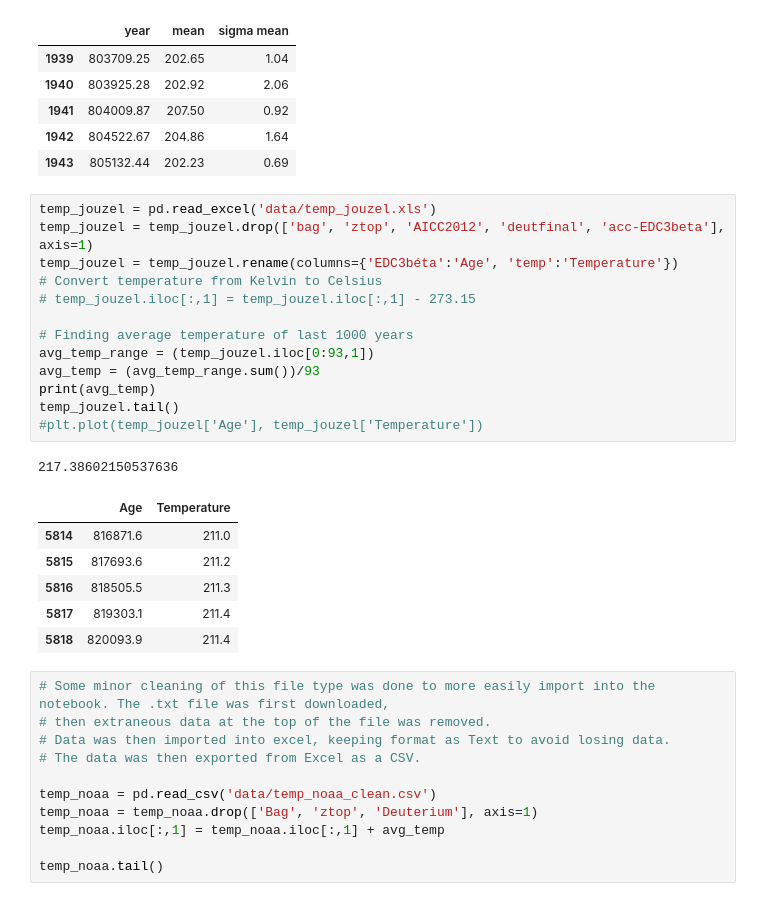
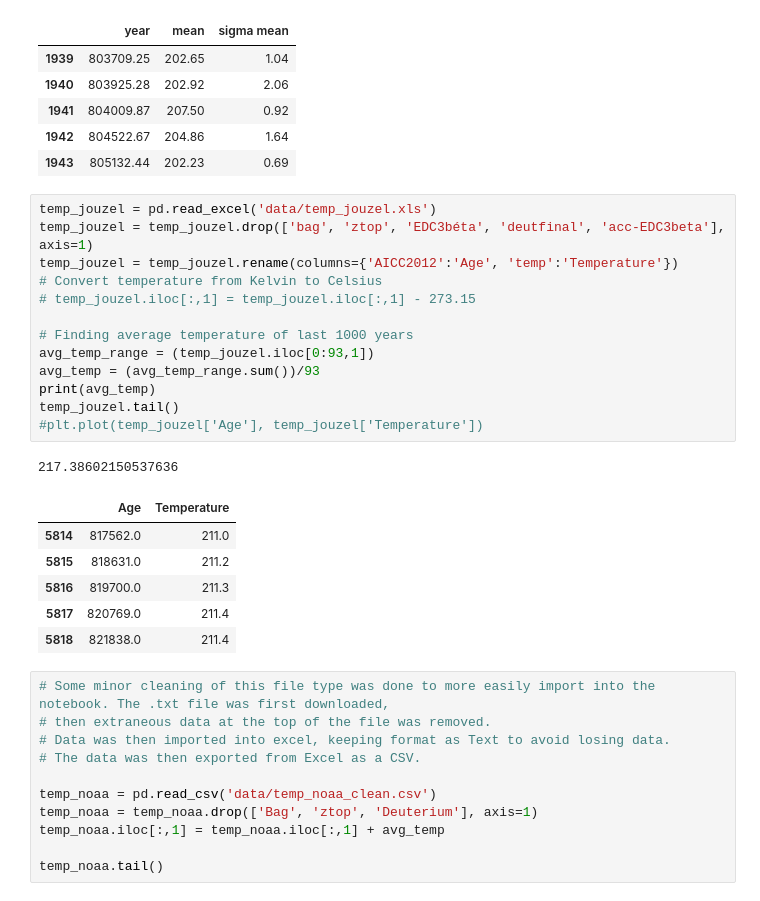
Before and after one commit to tomdbrophy/prog_data_analysis_assessment_2, a Jupyter notebook: project2.ipynb, the cells around one changed output. Saved outputs shown, nothing was run; the diff lists cells and outputs as text.

```diff
--- a/project2.ipynb
+++ b/project2.ipynb
@@ -70,25 +70,25 @@ co2.tail()
 | 1943 | 805132.44 | 202.23 | 0.69 |
 # %%
 temp_jouzel = pd.read_excel('data/temp_jouzel.xls')
-temp_jouzel = temp_jouzel.drop(['bag', 'ztop', 'AICC2012', 'deutfinal', 'acc-EDC3beta'], axis=1)
-temp_jouzel = temp_jouzel.rename(columns={'EDC3béta':'Age', 'temp':'Temperature'})
+temp_jouzel = temp_jouzel.drop(['bag', 'ztop', 'EDC3béta', 'deutfinal', 'acc-EDC3beta'], axis=1)
+temp_jouzel = temp_jouzel.rename(columns={'AICC2012':'Age', 'temp':'Temperature'})
 # Convert temperature from Kelvin to Celsius
 # temp_jouzel.iloc[:,1] = temp_jouzel.iloc[:,1] - 273.15
 
 # Finding average temperature of last 1000 years
 avg_temp_range = (temp_jouzel.iloc[0:93,1])
 avg_temp = (avg_temp_range.sum())/93
 print(avg_temp)
 temp_jouzel.tail()
 #plt.plot(temp_jouzel['Age'], temp_jouzel['Temperature'])
 # %% [output]
 217.38602150537636
 |  | Age | Temperature |
-| 5814 | 816871.6 | 211.0 |
-| 5815 | 817693.6 | 211.2 |
-| 5816 | 818505.5 | 211.3 |
-| 5817 | 819303.1 | 211.4 |
-| 5818 | 820093.9 | 211.4 |
+| 5814 | 817562.0 | 211.0 |
+| 5815 | 818631.0 | 211.2 |
+| 5816 | 819700.0 | 211.3 |
+| 5817 | 820769.0 | 211.4 |
+| 5818 | 821838.0 | 211.4 |
 # %%
 # Some minor cleaning of this file type was done to more easily import into the notebook. The .txt file was first downloaded,
 # then extraneous data at the top of the file was removed.
```
Also changed, not shown: parts of 6 cells of this notebook, 4 other files.
